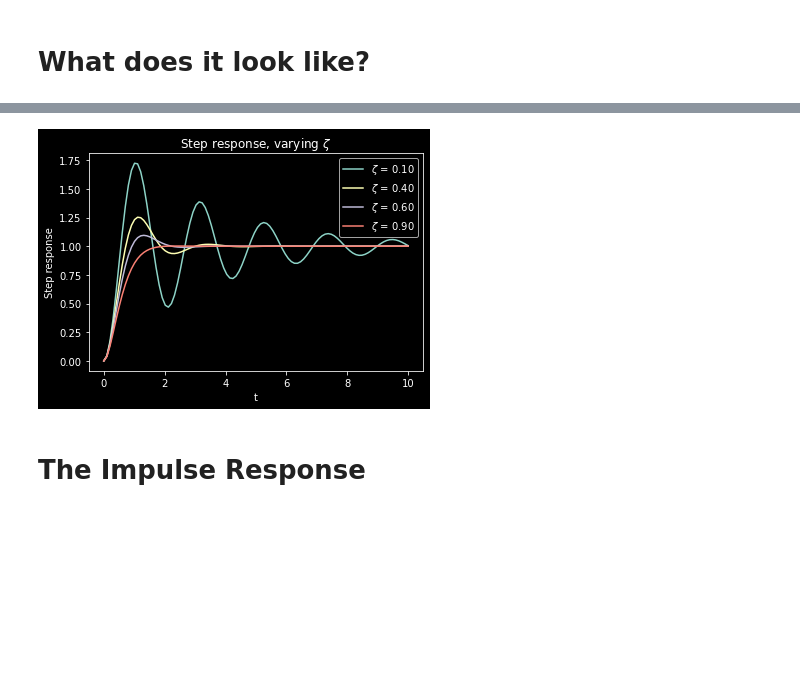
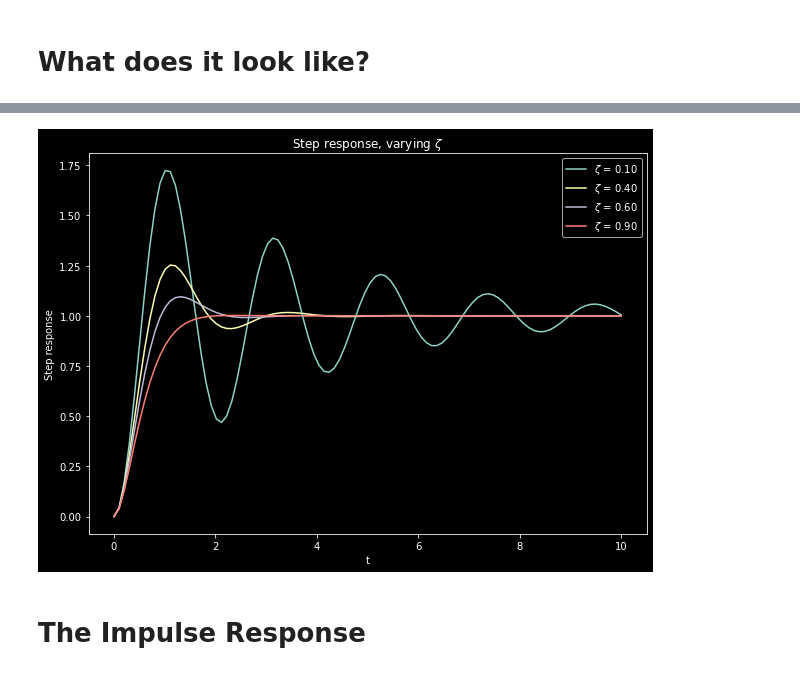
Before and after one commit to christakahashi/ECE447, a Jupyter notebook: lectures/second-order.ipynb, the cells around one changed output, grey strips where cells are left out. Cells and saved outputs as stored; diff of their text form; code cells hidden in the pictures; blank space fills up the shorter version.

```diff
--- a/lectures/second-order.ipynb
+++ b/lectures/second-order.ipynb
@@ -287,17 +290,19 @@ plt.legend();
 # %%
 #
 # Fixed omega, varying zeta
 #
 tvals = np.linspace(0,10,100)
+
+plt.figure(figsize=(10,7))
 for zeta in [0.1,0.4,0.6,0.9]:
     f = lambdify(t,y.subs(z,zeta).subs(w,3),'numpy')
     plt.plot(tvals,f(tvals),label="$\zeta$ = %.2f" % zeta)
 plt.xlabel("t")
 plt.ylabel("Step response")
 plt.title("Step response, varying $\zeta$")
 plt.legend();
 # %% [output]
-[figure, old version]
+[figure, new version]
 # %% [markdown]
 # The Impulse Response
 # %% [markdown]
```
Also changed, not shown: parts of 6 cells of this notebook.
